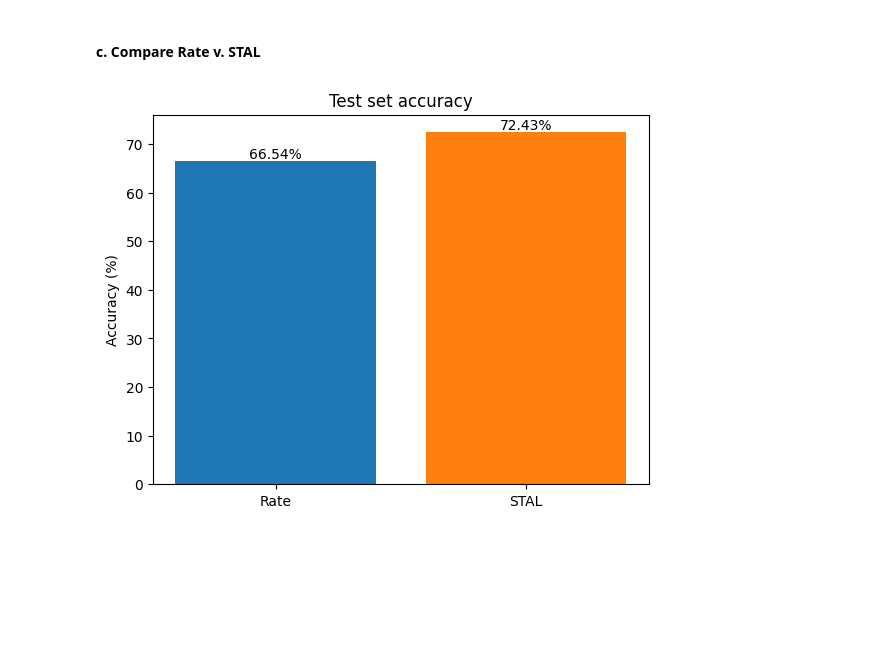
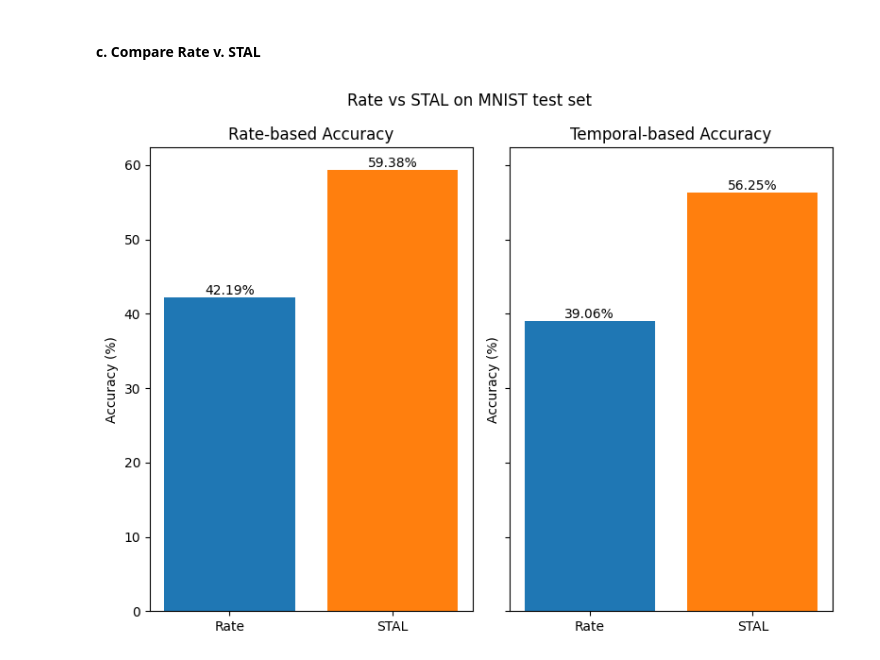
Before and after one commit to freek1/stal-v2, a Jupyter notebook: stal_v_rate_mnist.ipynb, the cells around one changed output. Cells and saved outputs as stored; diff of their text form; code cells hidden in the pictures; blank space fills up the shorter version.

```diff
--- a/stal_v_rate_mnist.ipynb
+++ b/stal_v_rate_mnist.ipynb
@@ -355,7 +367,6 @@ def train_test(B_tr, train_y, B_val, val_y, B_ts, test_y, spiking_loss, accuracy
 # %%
 # Rate 1: rate loss and rate used to compute accuracy
 spiking_loss = SF.ce_rate_loss()
-accuracy_score = SF.acc.accuracy_rate
 
-test_acc_rate1 = train_test(B_rate_tr, train_y, B_rate_val, val_y, B_rate_ts, test_y, spiking_loss, accuracy_score)
+test_acc_rate1, test_acc_rate2 = train_test(B_rate_tr, train_y, B_rate_val, val_y, B_rate_ts, test_y, spiking_loss)
 # %% [output]
@@ -383,6 +399,4 @@ Training took 20.01s
 # %%
-# Rate 2: temporal loss and temporal dimension used to compute accuracy
-spiking_loss = SF.ce_temporal_loss()
-accuracy_score = SF.acc.accuracy_temporal
+# STAL 1: rate loss and rate used to compute accuracy
 
-test_acc_rate2 = train_test(B_rate_tr, train_y, B_rate_val, val_y, B_rate_ts, test_y, spiking_loss, accuracy_score)
+test_acc_stal1, test_acc_stal2 = train_test(B_STAL_tr, train_y, B_STAL_val, val_y, B_STAL_ts, test_y, spiking_loss)
@@ -391,6 +425,0 @@ test_acc_rate2 = train_test(B_rate_tr, train_y, B_rate_val, val_y, B_rate_ts, te
-# %%
-# STAL 1: rate loss and rate used to compute accuracy
-spiking_loss = SF.ce_rate_loss()
-accuracy_score = SF.acc.accuracy_rate
-
-test_acc_stal1 = train_test(B_STAL_tr, train_y, B_STAL_val, val_y, B_STAL_ts, test_y, spiking_loss, accuracy_score)
@@ -419,29 +426,23 @@ Training took 58.19s
-# %%
-# STAL 2: temporal loss and temporal dimension used to compute accuracy
-spiking_loss = SF.ce_temporal_loss()
-accuracy_score = SF.acc.accuracy_temporal
-
-test_acc_stal2 = train_test(B_STAL_tr, train_y, B_STAL_val, val_y, B_STAL_ts, test_y, spiking_loss, accuracy_score)
 # %% [markdown]
 #### c. Compare Rate v. STAL
 # %%
 c = plt.cm.tab10.colors
 
-fig, axs = plt.subplots(1, 2, figsize=(8, 6))
+fig, axs = plt.subplots(1, 2, figsize=(8, 6), sharey=True)
 axs[0].bar(["Rate", "STAL"], [test_acc_rate1, test_acc_stal1], color=c)
 axs[0].text(0, test_acc_rate1, f"{test_acc_rate1:.2f}%", ha='center', va='bottom')
 axs[0].text(1, test_acc_stal1, f"{test_acc_stal1:.2f}%", ha='center', va='bottom')
 axs[0].set_ylabel("Accuracy (%)")
-axs[0].set_title("CE Rate loss + Rate Accuracy")
+axs[0].set_title("Rate-based Accuracy")
 
-axs[0].bar(["Rate", "STAL"], [test_acc_rate2, test_acc_stal2], color=c)
-axs[0].text(0, test_acc_rate2, f"{test_acc_rate2:.2f}%", ha='center', va='bottom')
-axs[0].text(1, test_acc_stal2, f"{test_acc_stal2:.2f}%", ha='center', va='bottom')
-axs[0].set_ylabel("Accuracy (%)")
-axs[0].set_title("CE Temporal loss + Temporal Accuracy")
+axs[1].bar(["Rate", "STAL"], [test_acc_rate2, test_acc_stal2], color=c)
+axs[1].text(0, test_acc_rate2, f"{test_acc_rate2:.2f}%", ha='center', va='bottom')
+axs[1].text(1, test_acc_stal2, f"{test_acc_stal2:.2f}%", ha='center', va='bottom')
+axs[1].set_ylabel("Accuracy (%)")
+axs[1].set_title("Temporal-based Accuracy")
 
 plt.suptitle("Rate vs STAL on MNIST test set")
 plt.tight_layout()
 plt.show()
 # %% [output]
-[figure, old version]
+[figure, new version]
```
Also changed, not shown: parts of 12 cells of this notebook, 3 other files.
